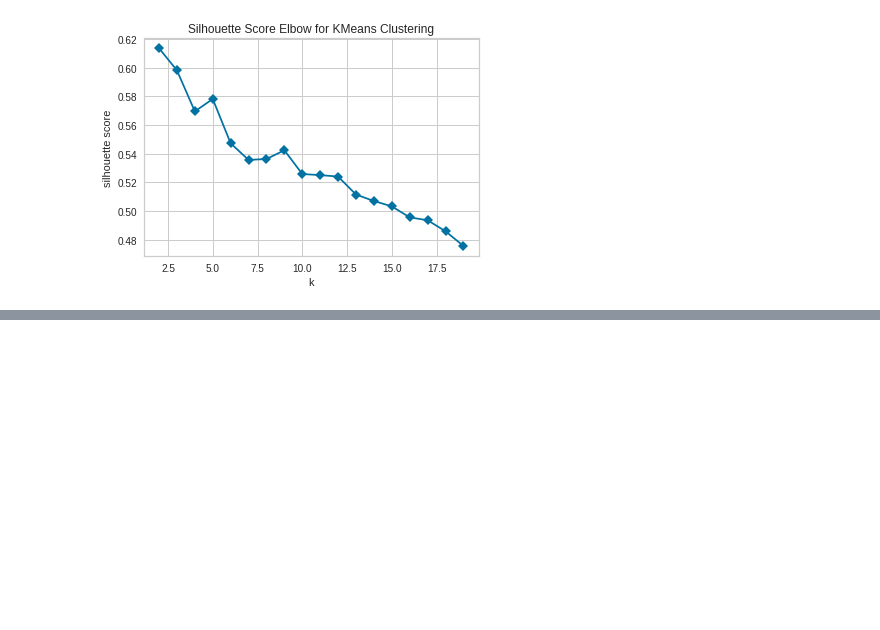
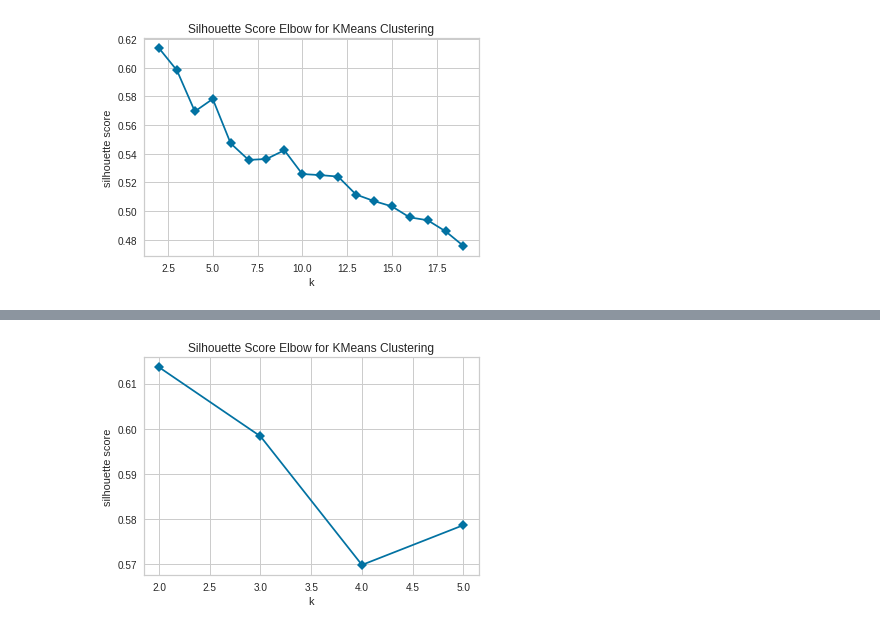
Before and after one commit to bentechno/datasciencecourses, a Jupyter notebook: 1BlogPostMonthKmeans.ipynb, the cells around one changed output, grey strips where cells are left out. Saved outputs shown, nothing was run; the diff lists cells and outputs as text; code cells hidden in the pictures; blank space fills up the shorter version.

```diff
--- a/1BlogPostMonthKmeans.ipynb
+++ b/1BlogPostMonthKmeans.ipynb
@@ -103,0 +107,3 @@ visualizer.poof()
+# %%
+dataAll21 = dataAll2.drop(['antennaID','activity'], axis=1)
+dataAll21
@@ -103,0 +129,13 @@ visualizer.poof()
+# %%
+from yellowbrick.cluster import KElbowVisualizer
+
+# Instantiate a scikit-learn K-Means model
+kmeans = KMeans(random_state=0)
+# Instantiate the KElbowVisualizer with the number of clusters and the metric
+visualizer = KElbowVisualizer(kmeans, k=(2,6), metric='silhouette', timings=False)
+
+# Fit the data and visualize
+visualizer.fit(dataAll21)
+visualizer.poof()
+# %% [output]
+[figure, added]
```
Also changed, not shown: parts of 19 cells of this notebook.
